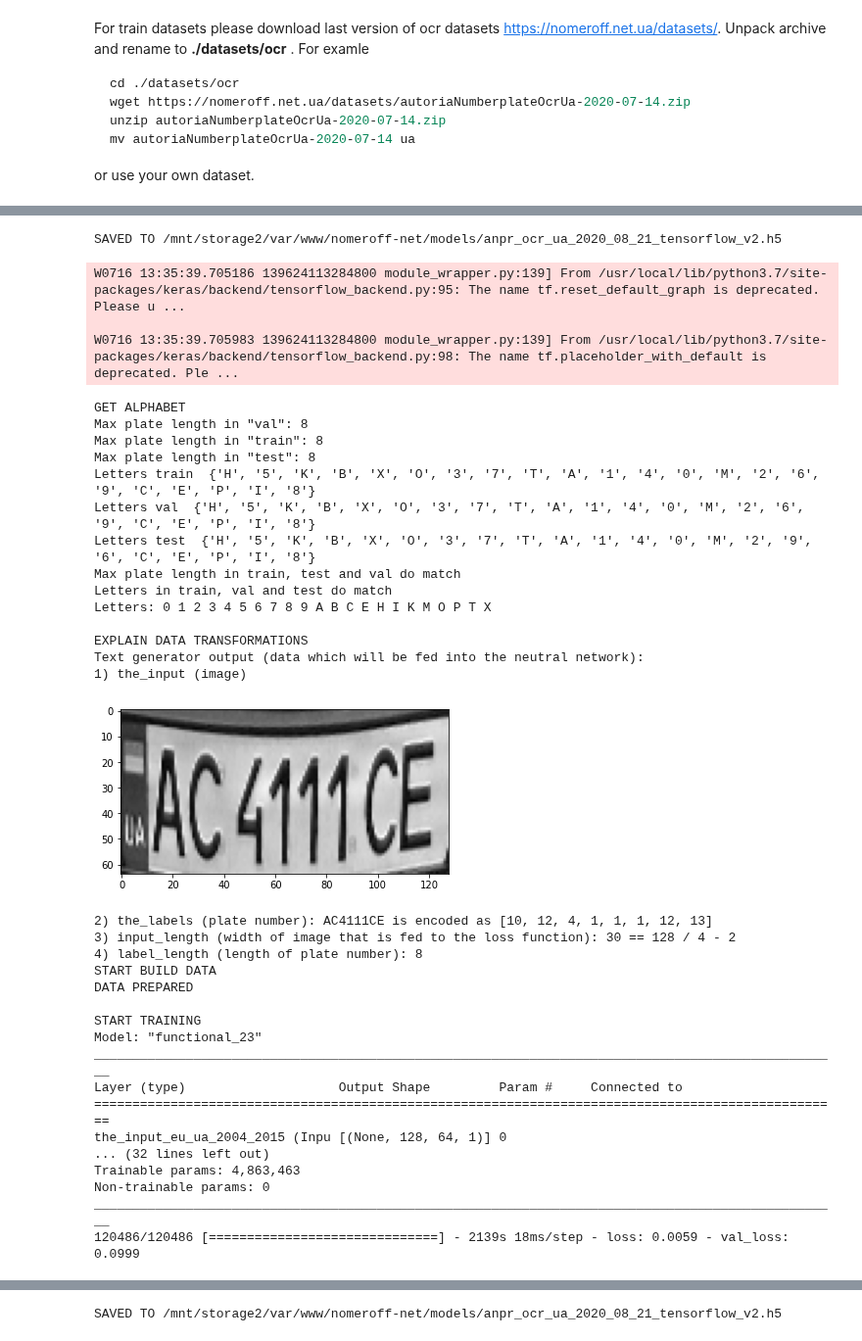
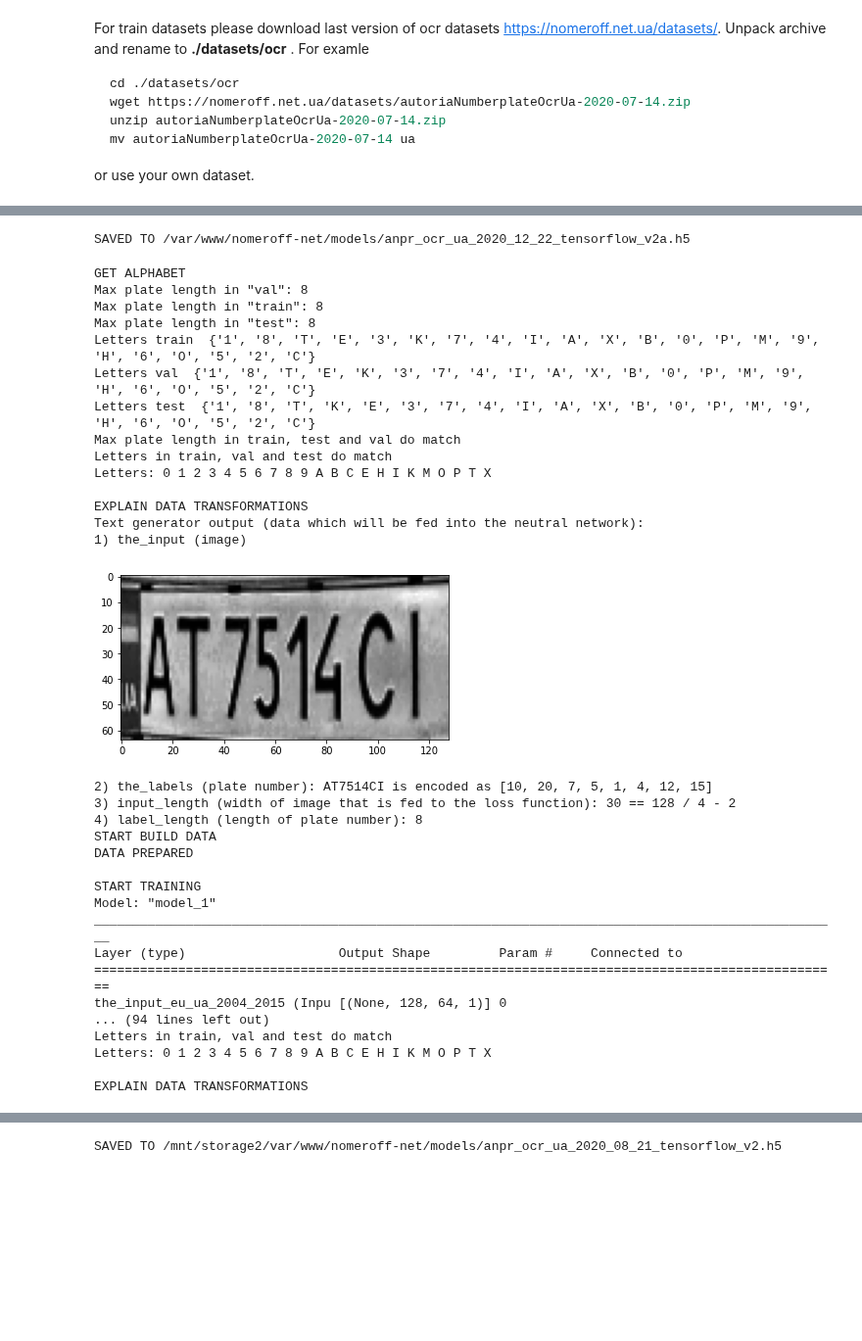
Before and after one commit to ria-com/nomeroff-net, a Jupyter notebook: train/ocr-ua.ipynb, the cells around one changed output, grey strips where cells are left out. Shown at 98% size. Drawn from its saved outputs; the diff is of its cells as text; code cells hidden in the pictures; blank space fills up the shorter version.

```diff
--- a/train/ocr-ua.ipynb
+++ b/train/ocr-ua.ipynb
@@ -20,7 +25,7 @@ warnings.filterwarnings('ignore')
 NOMEROFF_NET_DIR = os.path.abspath('../')
 
 DATASET_NAME = "ua"
-VERSION = "2020_08_26_tensorflow_v2"
+VERSION = "2020_12_22_tensorflow_v2a"
 PATH_TO_DATASET = os.path.join(NOMEROFF_NET_DIR, "datasets/ocr/", DATASET_NAME)
 RESULT_MODEL_PATH = os.path.join(NOMEROFF_NET_DIR, "models/", 'anpr_ocr_{}_{}.h5'.format(DATASET_NAME, VERSION))
 
@@ -103,2 +107,0 @@ acc: 0.978021978021978
-# %%
-VERSION = "2020_08_26_tensorflow_v2"
@@ -105,51 +110,53 @@ VERSION = "2020_08_26_tensorflow_v2"
 # %%
 ocrTextDetector.save(RESULT_MODEL_PATH, verbose=True)
 # %% [output]
-SAVED TO /mnt/storage2/var/www/nomeroff-net/models/anpr_ocr_ua_2020_08_21_tensorflow_v2.h5
+SAVED TO /var/www/nomeroff-net/models/anpr_ocr_ua_2020_12_22_tensorflow_v2a.h5
 # %%
 # Train with aug
-ocrTextDetector = eu_ua_2004_2015()
-ocrTextDetector.EPOCHS = 1
+for i in range(7,10):
+    ocrTextDetector = eu_ua_2004_2015()
+    ocrTextDetector.EPOCHS = 2
 
-model = ocrTextDetector.prepare(PATH_TO_DATASET, use_aug=True)
+    model = ocrTextDetector.prepare(PATH_TO_DATASET, use_aug=True)
 
-model = ocrTextDetector.train(load_last_weights=True)
+    model = ocrTextDetector.train(load_last_weights=True)
+
+    ocrTextDetector.test(verbose=True)
+
+    ocrTextDetector.save(os.path.join(NOMEROFF_NET_DIR, "models/", 'anpr_ocr_{}_{}_{}.h5'.format(DATASET_NAME, VERSION, i)), verbose=True)
 # %% [output]
-W0716 13:35:39.705186 139624113284800 module_wrapper.py:139] From /usr/local/lib/python3.7/site-packages/keras/backend/tensorflow_backend.py:95: The name tf.reset_default_graph is deprecated. Please u ...
+GET ALPHABET
+Max plate length in "val": 8
+Max plate length in "train": 8
+Max plate length in "test": 8
+Letters train  {'1', '8', 'T', 'E', '3', 'K', '7', '4', 'I', 'A', 'X', 'B', '0', 'P', 'M', '9', 'H', '6', 'O', '5', '2', 'C'}
+Letters val  {'1', '8', 'T', 'E', 'K', '3', '7', '4', 'I', 'A', 'X', 'B', '0', 'P', 'M', '9', 'H', '6', 'O', '5', '2', 'C'}
+Letters test  {'1', '8', 'T', 'K', 'E', '3', '7', '4', 'I', 'A', 'X', 'B', '0', 'P', 'M', '9', 'H', '6', 'O', '5', '2', 'C'}
+Max plate length in train, test and val do match
+Letters in train, val and test do match
+Letters: 0 1 2 3 4 5 6 7 8 9 A B C E H I K M O P T X
 
-W0716 13:35:39.705983 139624113284800 module_wrapper.py:139] From /usr/local/lib/python3.7/site-packages/keras/backend/tensorflow_backend.py:98: The name tf.placeholder_with_default is deprecated. Ple ...
+EXPLAIN DATA TRANSFORMATIONS
+Text generator output (data which will be fed into the neutral network):
+1) the_input (image)
+[figure, new version]
-GET ALPHABET
-Max plate length in "val": 8
-Max plate length in "train": 8
-Max plate length in "test": 8
-Letters train  {'H', '5', 'K', 'B', 'X', 'O', '3', '7', 'T', 'A', '1', '4', '0', 'M', '2', '6', '9', 'C', 'E', 'P', 'I', '8'}
-Letters val  {'H', '5', 'K', 'B', 'X', 'O', '3', '7', 'T', 'A', '1', '4', '0', 'M', '2', '6', '9', 'C', 'E', 'P', 'I', '8'}
-Letters test  {'H', '5', 'K', 'B', 'X', 'O', '3', '7', 'T', 'A', '1', '4', '0', 'M', '2', '9', '6', 'C', 'E', 'P', 'I', '8'}
-Max plate length in train, test and val do match
+2) the_labels (plate number): AT7514CI is encoded as [10, 20, 7, 5, 1, 4, 12, 15]
+3) input_length (width of image that is fed to the loss function): 30 == 128 / 4 - 2
+4) label_length (length of plate number): 8
+START BUILD DATA
+DATA PREPARED
+
+START TRAINING
+Model: "model_1"
+__________________________________________________________________________________________________
+Layer (type)                    Output Shape         Param #     Connected to
+==================================================================================================
+the_input_eu_ua_2004_2015 (Inpu [(None, 128, 64, 1)] 0
+... (94 lines left out)
 Letters in train, val and test do match
 Letters: 0 1 2 3 4 5 6 7 8 9 A B C E H I K M O P T X
 
 EXPLAIN DATA TRANSFORMATIONS
-Text generator output (data which will be fed into the neutral network):
-1) the_input (image)
-[figure, old version]
-2) the_labels (plate number): AC4111CE is encoded as [10, 12, 4, 1, 1, 1, 12, 13]
-3) input_length (width of image that is fed to the loss function): 30 == 128 / 4 - 2
-4) label_length (length of plate number): 8
-START BUILD DATA
-DATA PREPARED
-
-START TRAINING
-Model: "functional_23"
-__________________________________________________________________________________________________
-Layer (type)                    Output Shape         Param #     Connected to
-==================================================================================================
-the_input_eu_ua_2004_2015 (Inpu [(None, 128, 64, 1)] 0
-... (32 lines left out)
-Trainable params: 4,863,463
-Non-trainable params: 0
-__________________________________________________________________________________________________
-120486/120486 [==============================] - 2139s 18ms/step - loss: 0.0059 - val_loss: 0.0999
 # %%
 ocrTextDetector.test(verbose=True)
 # %% [output]
```
Also changed, not shown: parts of 7 cells of this notebook, 2 other files.
